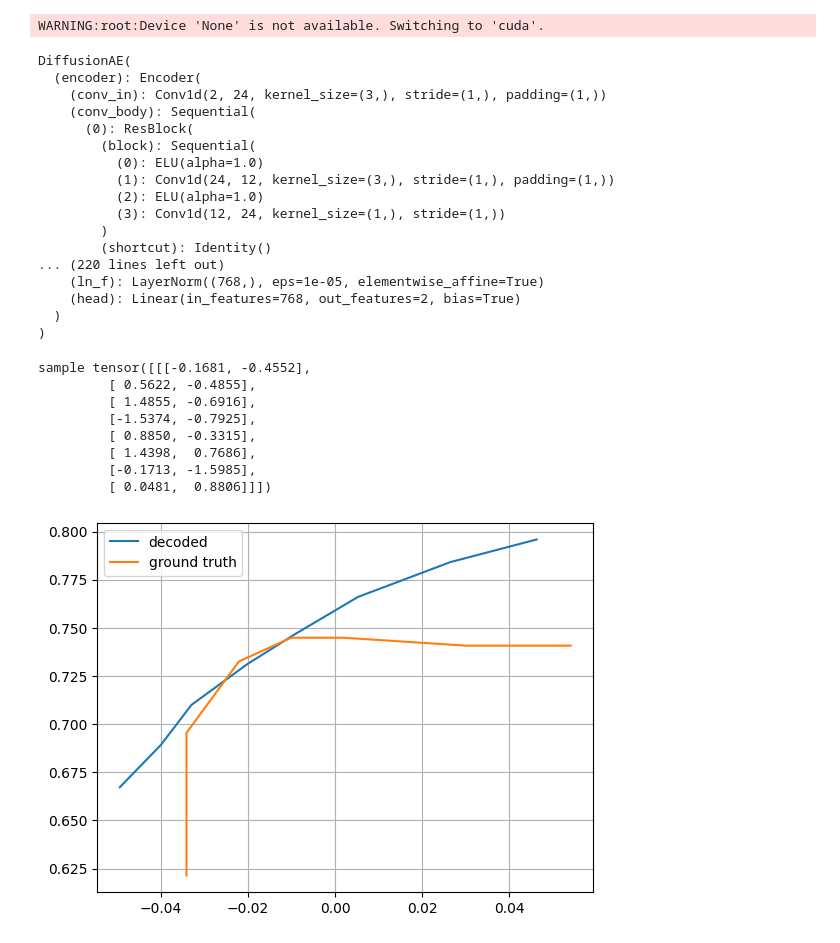
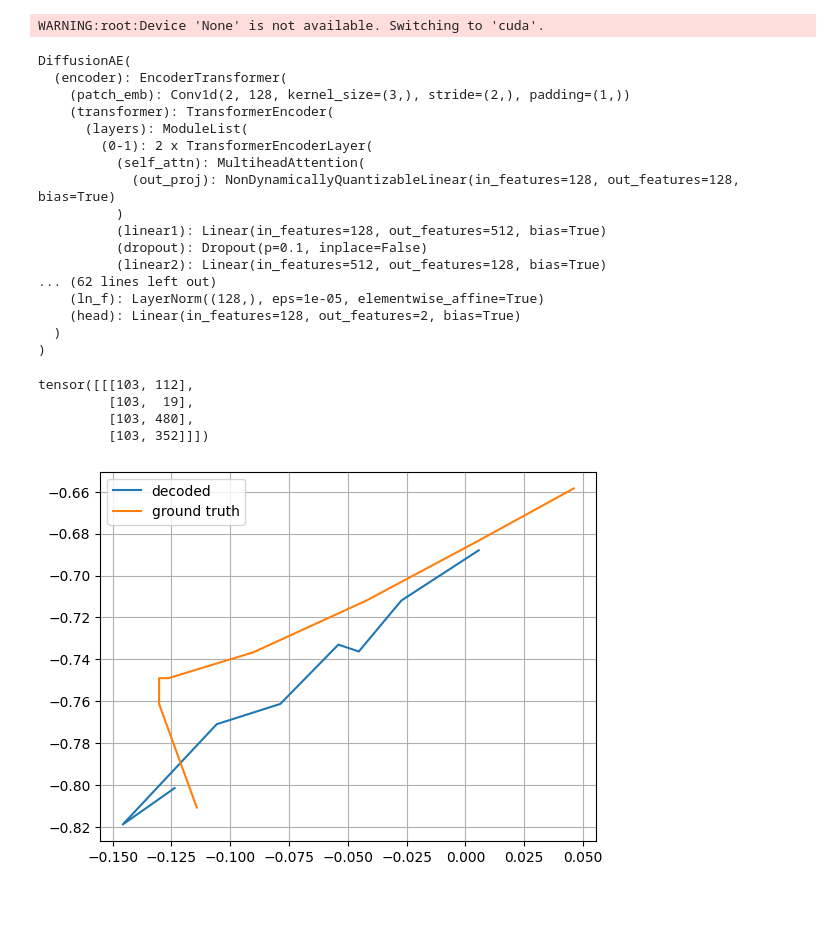
Before and after one commit to Robot-Learning-Collective/lerobot-experiments, a Jupyter notebook: test1.ipynb, the cells around one changed output. Saved outputs shown, nothing was run; the diff lists cells and outputs as text; code cells hidden in the pictures; blank space fills up the shorter version.

Commit message:
Transformer diffusion

```diff
--- a/test1.ipynb
+++ b/test1.ipynb
@@ -87,74 +87,69 @@ from lerobot.policies.smolandfast.tokenizer_with_diffusion import DiffusionAE
 
 hyperparameters = {
     # encoder
-    "base_features": 24,
-    "ratios": [1, 2, 1],
-    "num_residual_layers": 6,
-    "num_lstm_layers": 4,
+    "ratios": [2,],
+    "num_lstm_layers": 2,
     "horizon": 8,
 
-    # vq
     "encoded_dim": 2,
     "emdedding_dim": 128,
     "vocab_size": 512,
 
     # diffusion
-    "n_layer": 12,
-    "n_head": 8,
-    "n_emb": 768,
-    "n_cond_layers": 4,
+    "n_layer": 2,
+    "n_head": 4,
+    "n_emb": 128,
+    "n_cond_layers": 1,
 
-    "num_train_timesteps": 50,
-    "prediction_type": 'sample',
+    "num_train_timesteps": 1000,
+    "prediction_type": 'epsilon',
 }
+
 diff_model = DiffusionAE(**hyperparameters)
 
-checkpoint_path = "diffusion_8_high_lr.pth"
+checkpoint_path = "diffusion_trans_small_4.pth"
 checkpoint = torch.load(checkpoint_path)
 diff_model.load_state_dict(checkpoint['model_state_dict'])
 diff_model.eval()
 # %% [output]
 DiffusionAE(
-  (encoder): Encoder(
-    (conv_in): Conv1d(2, 24, kernel_size=(3,), stride=(1,), padding=(1,))
-    (conv_body): Sequential(
-      (0): ResBlock(
-        (block): Sequential(
-          (0): ELU(alpha=1.0)
-          (1): Conv1d(24, 12, kernel_size=(3,), stride=(1,), padding=(1,))
-          (2): ELU(alpha=1.0)
-          (3): Conv1d(12, 24, kernel_size=(1,), stride=(1,))
-        )
-        (shortcut): Identity()
-... (220 lines left out)
-    (ln_f): LayerNorm((768,), eps=1e-05, elementwise_affine=True)
-    (head): Linear(in_features=768, out_features=2, bias=True)
+  (encoder): EncoderTransformer(
+    (patch_emb): Conv1d(2, 128, kernel_size=(3,), stride=(2,), padding=(1,))
+    (transformer): TransformerEncoder(
+      (layers): ModuleList(
+        (0-1): 2 x TransformerEncoderLayer(
+          (self_attn): MultiheadAttention(
+            (out_proj): NonDynamicallyQuantizableLinear(in_features=128, out_features=128, bias=True)
+          )
+          (linear1): Linear(in_features=128, out_features=512, bias=True)
+          (dropout): Dropout(p=0.1, inplace=False)
+          (linear2): Linear(in_features=512, out_features=128, bias=True)
+... (62 lines left out)
+    (ln_f): LayerNorm((128,), eps=1e-05, elementwise_affine=True)
+    (head): Linear(in_features=128, out_features=2, bias=True)
   )
 )
 # %%
-# actions_iter = _iterate_normalized_actions(dataset, normalizer, n_steps=1000)
+actions_iter = _iterate_normalized_actions(dataset, normalizer, n_steps=1000)
 act = next(actions_iter)
 
 encoded = diff_model.encode(act)
-decoded = diff_model.decode(encoded, num_inference_steps=50)
+decoded = diff_model.decode(encoded, num_inference_steps=10)
 
-# decoded2, encoded2, _ = diff_model(act)
+print(encoded)
+# decoded2, encoded2, _, noise = diff_model(act)
 # decoded2 = decoded2.cpu().detach().numpy()
 
 plt.plot(decoded[0, :, 0], decoded[0, :, 1], label="decoded")
 # plt.plot(decoded2[0, :, 0], decoded2[0, :, 1], label="decoded2")
 plt.plot(act[0, :, 0], act[0, :, 1], label="ground truth")
 
 plt.legend()
 plt.grid()
 plt.show()
 # %% [output]
-sample tensor([[[-0.1681, -0.4552],
-         [ 0.5622, -0.4855],
-         [ 1.4855, -0.6916],
-         [-1.5374, -0.7925],
-         [ 0.8850, -0.3315],
-         [ 1.4398,  0.7686],
-         [-0.1713, -1.5985],
-         [ 0.0481,  0.8806]]])
+tensor([[[103, 112],
+         [103,  19],
+         [103, 480],
+         [103, 352]]])
-[figure, old version]
+[figure, new version]
```
Also changed, not shown: parts of 3 cells of this notebook, 4 other files.
